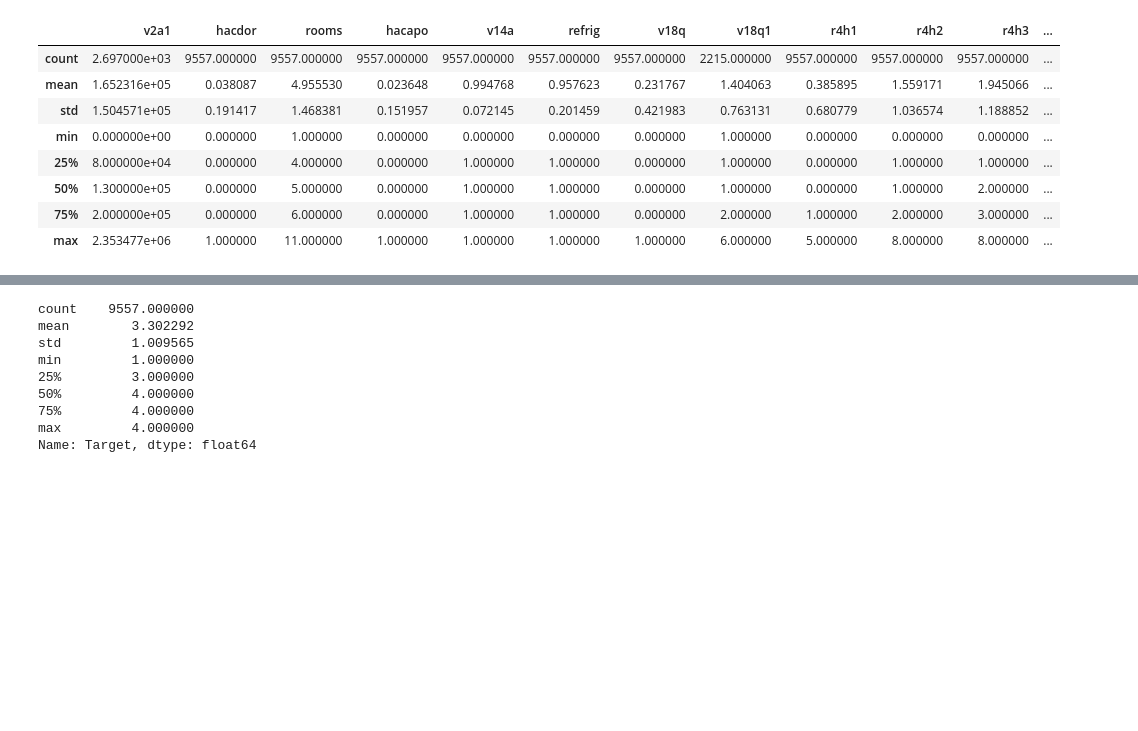
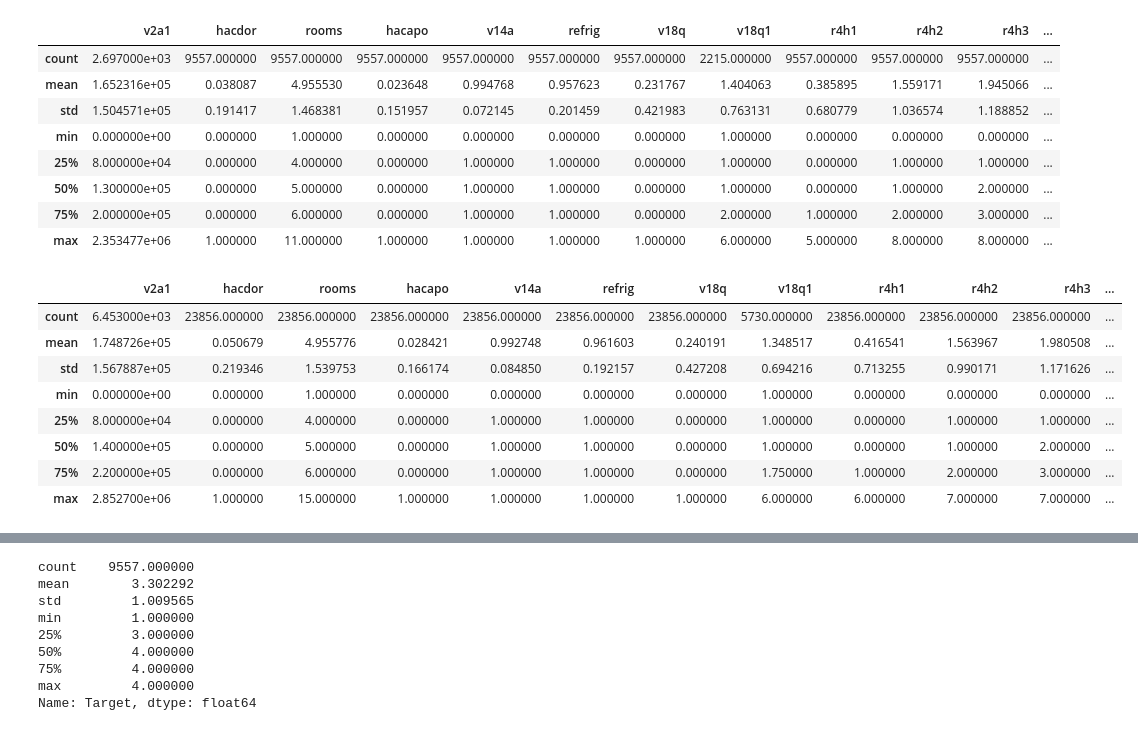
Before and after one commit to alexvmt/Costa-Rican-Household-Poverty-Level-Prediction, a Jupyter notebook: costa-rican-household-poverty-level-prediction.ipynb, the cells around one changed output, grey strips where cells are left out. Saved outputs shown, nothing was run; the diff lists cells and outputs as text; code cells hidden in the pictures; blank space fills up the shorter version.

```diff
--- a/costa-rican-household-poverty-level-prediction.ipynb
+++ b/costa-rican-household-poverty-level-prediction.ipynb
@@ -41,7 +55,7 @@ memory usage: 10.4+ MB
 # %%
-# glimpse at the training set and display all columns
+# glimpse at the training set
 
-pd.set_option('display.max_columns', 143)
+pd.set_option('display.max_columns', train.shape[1])
 train.head()
 # %% [output]
 |  | Id | v2a1 | hacdor | rooms | hacapo | v14a | refrig | v18q | v18q1 | r4h1 | r4h2 | ... |
@@ -64,4 +89,18 @@ train.describe()
 | 50% | 1.300000e+05 | 0.000000 | 5.000000 | 0.000000 | 1.000000 | 1.000000 | 0.000000 | 1.000000 | 0.000000 | 1.000000 | 2.000000 | ... |
 | 75% | 2.000000e+05 | 0.000000 | 6.000000 | 0.000000 | 1.000000 | 1.000000 | 0.000000 | 2.000000 | 1.000000 | 2.000000 | 3.000000 | ... |
 | max | 2.353477e+06 | 1.000000 | 11.000000 | 1.000000 | 1.000000 | 1.000000 | 1.000000 | 6.000000 | 5.000000 | 8.000000 | 8.000000 | ... |
+# %%
+# check out a summary of the numerical features of the test set
+
+test.describe()
+# %% [output]
+|  | v2a1 | hacdor | rooms | hacapo | v14a | refrig | v18q | v18q1 | r4h1 | r4h2 | r4h3 | ... |
+| count | 6.453000e+03 | 23856.000000 | 23856.000000 | 23856.000000 | 23856.000000 | 23856.000000 | 23856.000000 | 5730.000000 | 23856.000000 | 23856.000000 | 23856.000000 | ... |
+| mean | 1.748726e+05 | 0.050679 | 4.955776 | 0.028421 | 0.992748 | 0.961603 | 0.240191 | 1.348517 | 0.416541 | 1.563967 | 1.980508 | ... |
+| std | 1.567887e+05 | 0.219346 | 1.539753 | 0.166174 | 0.084850 | 0.192157 | 0.427208 | 0.694216 | 0.713255 | 0.990171 | 1.171626 | ... |
+| min | 0.000000e+00 | 0.000000 | 1.000000 | 0.000000 | 0.000000 | 0.000000 | 0.000000 | 1.000000 | 0.000000 | 0.000000 | 0.000000 | ... |
+| 25% | 8.000000e+04 | 0.000000 | 4.000000 | 0.000000 | 1.000000 | 1.000000 | 0.000000 | 1.000000 | 0.000000 | 1.000000 | 1.000000 | ... |
+| 50% | 1.400000e+05 | 0.000000 | 5.000000 | 0.000000 | 1.000000 | 1.000000 | 0.000000 | 1.000000 | 0.000000 | 1.000000 | 2.000000 | ... |
+| 75% | 2.200000e+05 | 0.000000 | 6.000000 | 0.000000 | 1.000000 | 1.000000 | 0.000000 | 1.750000 | 1.000000 | 2.000000 | 3.000000 | ... |
+| max | 2.852700e+06 | 1.000000 | 15.000000 | 1.000000 | 1.000000 | 1.000000 | 1.000000 | 6.000000 | 6.000000 | 7.000000 | 7.000000 | ... |
 # %% [markdown]
```
Also changed, not shown: parts of 55 cells of this notebook.
